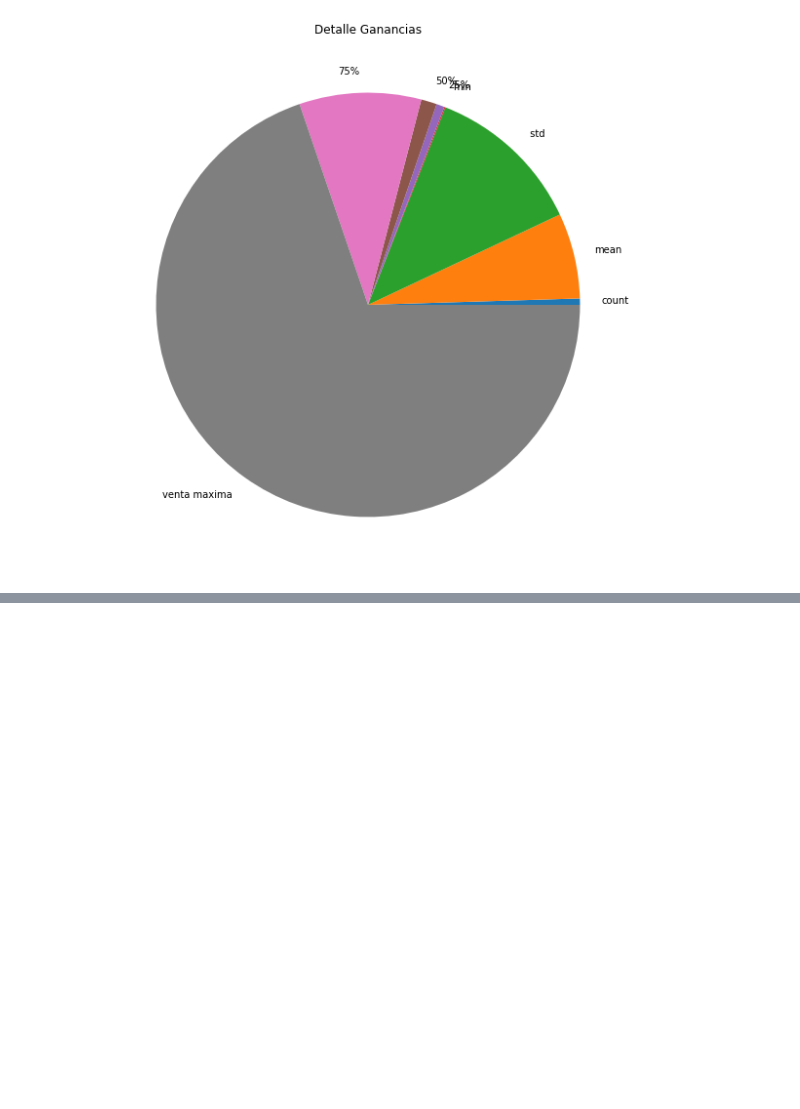
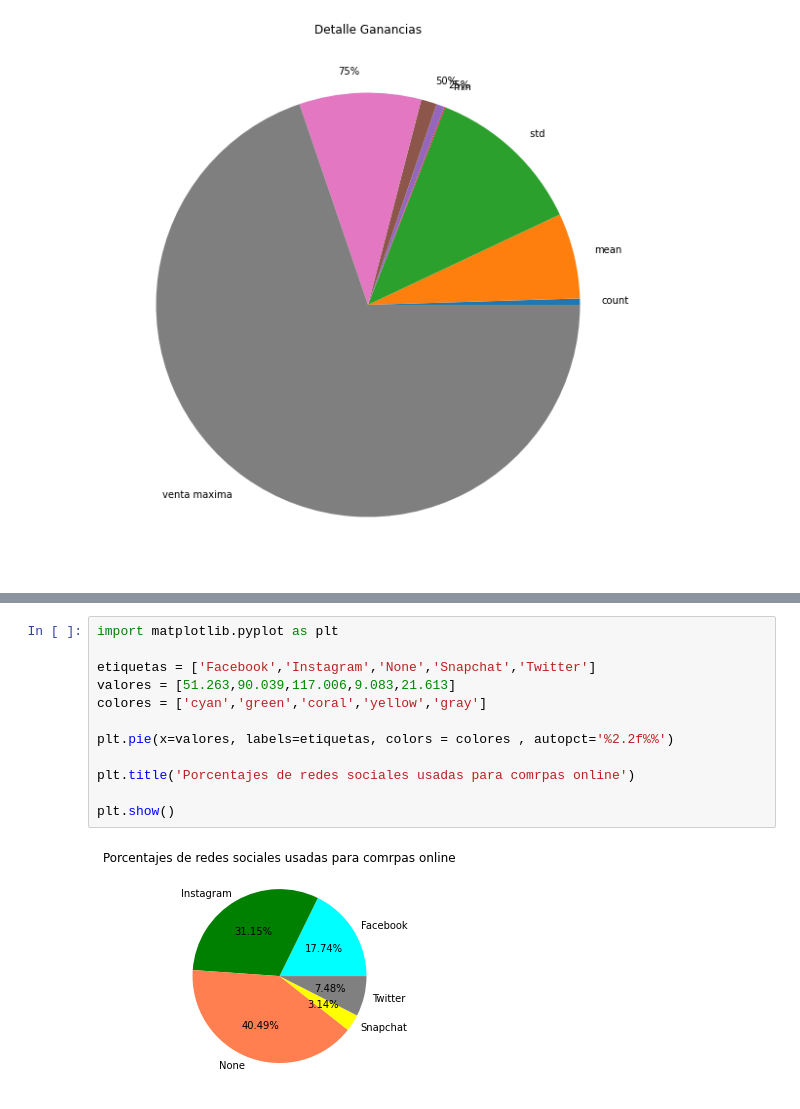
Before and after one commit to luchohpm/aplicacionweb, a Jupyter notebook: factura.ipynb, the cells around one changed output, grey strips where cells are left out. Saved outputs shown, nothing was run; the diff lists cells and outputs as text; blank space fills up the shorter version.

```diff
--- a/factura.ipynb
+++ b/factura.ipynb
@@ -253,0 +389,14 @@ plt.show() # Siempre recomendable agregar la funcion show al final
+# %%
+import matplotlib.pyplot as plt
+
+etiquetas = ['Facebook','Instagram','None','Snapchat','Twitter']
+valores = [51.263,90.039,117.006,9.083,21.613]
+colores = ['cyan','green','coral','yellow','gray']
+
+plt.pie(x=valores, labels=etiquetas, colors = colores , autopct='%2.2f%%')
+
+plt.title('Porcentajes de redes sociales usadas para comrpas online')
+
+plt.show()
+# %% [output]
+[figure, added]
```
Also changed, not shown: parts of 14 cells of this notebook.
